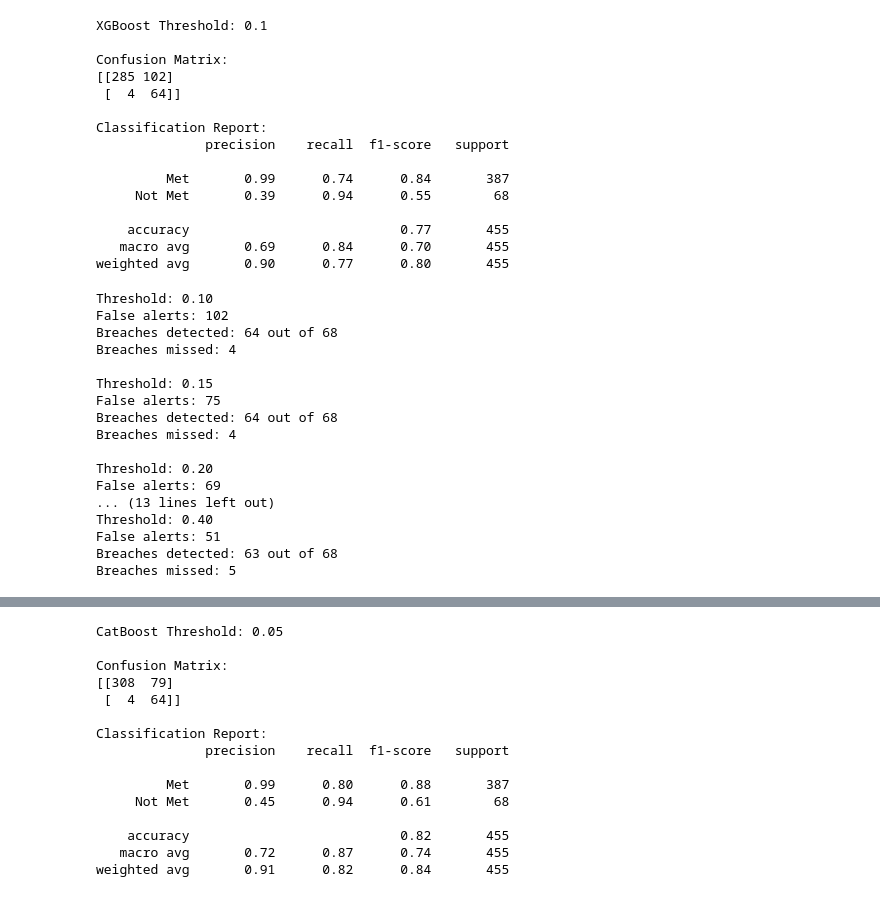
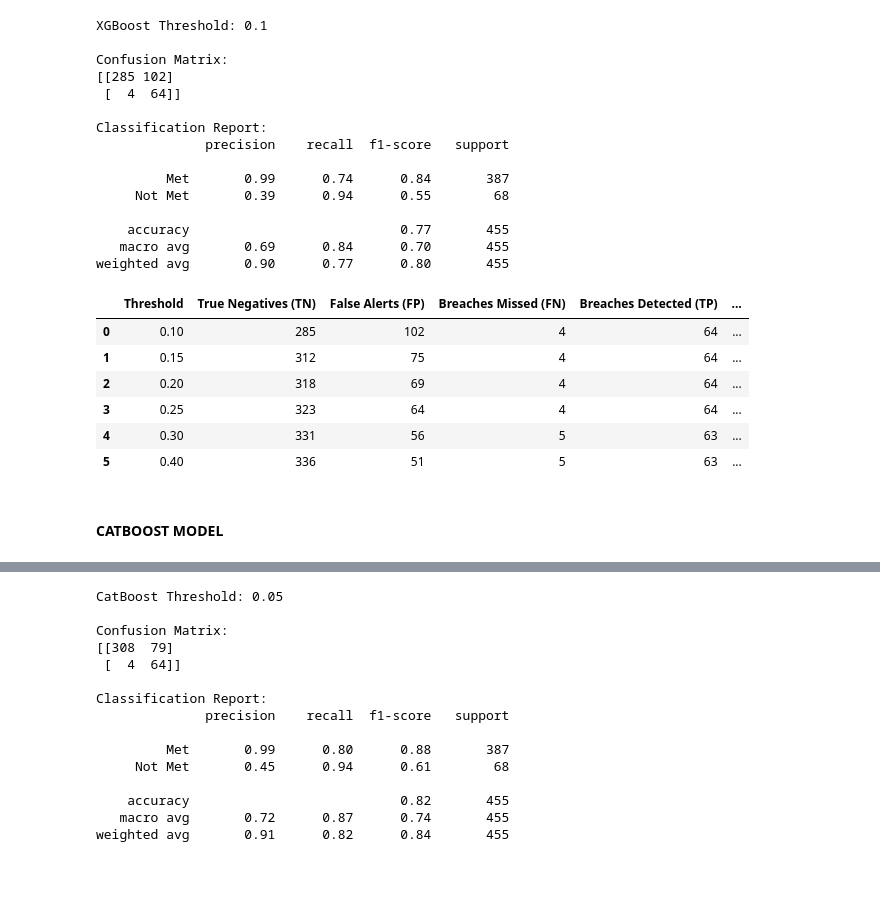
Before and after one commit to Janani334/ITHelpDesk_SLA-Breach_Prediction, a Jupyter notebook: Machine_Learning/Tickets_SLA_Prediction - Copy.ipynb, the cells around one changed output, grey strips where cells are left out. Drawn from its saved outputs; the diff is of its cells as text; code cells hidden in the pictures.

Commit message:
Modified SLA prediction file

```diff
--- a/Machine_Learning/Tickets_SLA_Prediction - Copy.ipynb
+++ b/Machine_Learning/Tickets_SLA_Prediction - Copy.ipynb
@@ -1046,39 +1118,68 @@ Classification Report:
    macro avg       0.69      0.84      0.70       455
 weighted avg       0.90      0.77      0.80       455
 # %%
-from sklearn.metrics import confusion_matrix, recall_score, precision_score
+# from sklearn.metrics import confusion_matrix, recall_score, precision_score
+
+# y_prob_xgb = xgb_model.predict_proba(X_test)[:, 1]
+
+# results = []
+
+# for threshold in [0.10, 0.15, 0.20, 0.25, 0.30, 0.40]:
+#     y_pred_threshold = (y_prob_xgb >= threshold).astype(int)
+
+#     tn, fp, fn, tp = confusion_matrix(
+#         y_test, y_pred_threshold, labels=[0, 1]
+#     ).ravel()
+
+#     print(f"\nThreshold: {threshold:.2f}")
+#     print(f"False alerts: {fp}")
+#     print(f"Breaches detected: {tp} out of {tp + fn}")
+#     print(f"Breaches missed: {fn}")
+
+from sklearn.metrics import confusion_matrix
+import pandas as pd
 
 y_prob_xgb = xgb_model.predict_proba(X_test)[:, 1]
 
+results = []
+
 for threshold in [0.10, 0.15, 0.20, 0.25, 0.30, 0.40]:
-    y_pred_threshold = (y_prob_xgb >= threshold).astype(int)
+
+    y_pred_threshold = (
+        y_prob_xgb >= threshold
+    ).astype(int)
 
     tn, fp, fn, tp = confusion_matrix(
-        y_test, y_pred_threshold, labels=[0, 1]
+        y_test,
+        y_pred_threshold,
+        labels=[0, 1]
     ).ravel()
 
-    print(f"\nThreshold: {threshold:.2f}")
-    print(f"False alerts: {fp}")
-    print(f"Breaches detected: {tp} out of {tp + fn}")
-    print(f"Breaches missed: {fn}")
+    results.append({
+        "Threshold": threshold,
+        "True Negatives (TN)": tn,
+        "False Alerts (FP)": fp,
+        "Breaches Missed (FN)": fn,
+        "Breaches Detected (TP)": tp,
+        "Total Actual Breaches": tp + fn,
+        "Not Met Recall": round(tp / (tp + fn), 3)
+    })
+
+# Convert results into a DataFrame
+threshold_df = pd.DataFrame(results)
+
+# Display the table
+display(threshold_df)
 # %% [output]
-Threshold: 0.10
-False alerts: 102
-Breaches detected: 64 out of 68
-Breaches missed: 4
-
-Threshold: 0.15
-False alerts: 75
-Breaches detected: 64 out of 68
-Breaches missed: 4
-
-Threshold: 0.20
-False alerts: 69
-... (13 lines left out)
-Threshold: 0.40
-False alerts: 51
-Breaches detected: 63 out of 68
-Breaches missed: 5
+|  | Threshold | True Negatives (TN) | False Alerts (FP) | Breaches Missed (FN) | Breaches Detected (TP) | ... |
+| 0 | 0.10 | 285 | 102 | 4 | 64 | ... |
+| 1 | 0.15 | 312 | 75 | 4 | 64 | ... |
+| 2 | 0.20 | 318 | 69 | 4 | 64 | ... |
+| 3 | 0.25 | 323 | 64 | 4 | 64 | ... |
+| 4 | 0.30 | 331 | 56 | 5 | 63 | ... |
+| 5 | 0.40 | 336 | 51 | 5 | 63 | ... |
+# %% [markdown]
+#### CATBOOST MODEL
 # %%
 %pip install catboost
 # %% [output]
```
Also changed, not shown: parts of 32 cells of this notebook, 3 other files.
